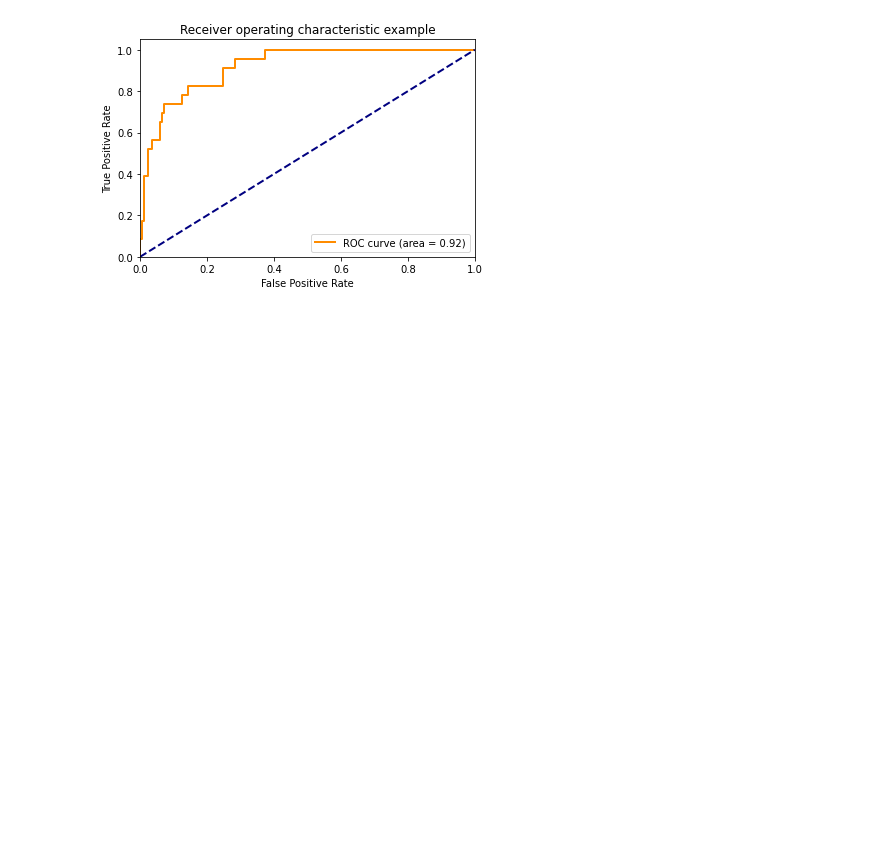
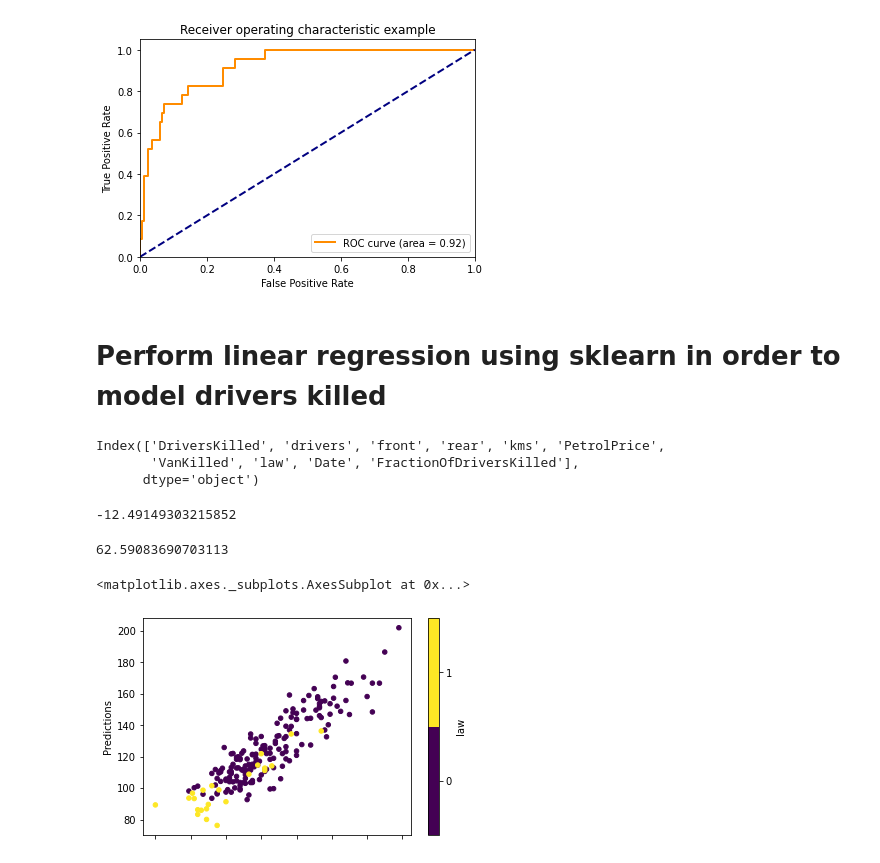
Before and after one commit to menonpg/CMU_PGSS_2022, a Jupyter notebook: Week01/ExploreSeatbeltStudyData.ipynb, the cells around one changed output. Saved outputs shown, nothing was run; the diff lists cells and outputs as text; code cells hidden in the pictures; blank space fills up the shorter version.

Commit message:
Adding sklearn linearRegression example

```diff
--- a/Week01/ExploreSeatbeltStudyData.ipynb
+++ b/Week01/ExploreSeatbeltStudyData.ipynb
@@ -194,3 +198,35 @@ plt.legend(loc="lower right")
 plt.show()
 # %% [output]
 [figure]
+# %% [markdown]
+# Perform linear regression using sklearn in order to model drivers killed
+# %%
+df.columns
+# %% [output]
+Index(['DriversKilled', 'drivers', 'front', 'rear', 'kms', 'PetrolPrice',
+       'VanKilled', 'law', 'Date', 'FractionOfDriversKilled'],
+      dtype='object')
+# %%
+from sklearn.linear_model import LinearRegression
+
+X=df[['drivers', 'kms', 'PetrolPrice', 'law']]  # Features
+y=df['DriversKilled']   # Labels
+
+myModelRegression = LinearRegression()
+myModelRegression.fit(X,y)
+
+y_pred = myModelRegression.predict([[100, 100, 0.1037, 1]])[0]
+y_pred
+# %% [output]
+-12.49149303215852
+# %%
+y_pred = myModelRegression.predict([[1000, 1000, 0.1037, 1]])[0]
+y_pred
+# %% [output]
+62.59083690703113
+# %%
+myresults = pd.DataFrame({'Predictions':myModelRegression.predict(X), 'DriversKilled':y, 'law': df['law']})
+myresults.plot.scatter(x = 'DriversKilled', y = 'Predictions', c = 'law', colormap = 'viridis')
+# %% [output]
+<matplotlib.axes._subplots.AxesSubplot at 0x...>
+[figure, added]
```
Also changed, not shown: parts of 2 cells of this notebook.
